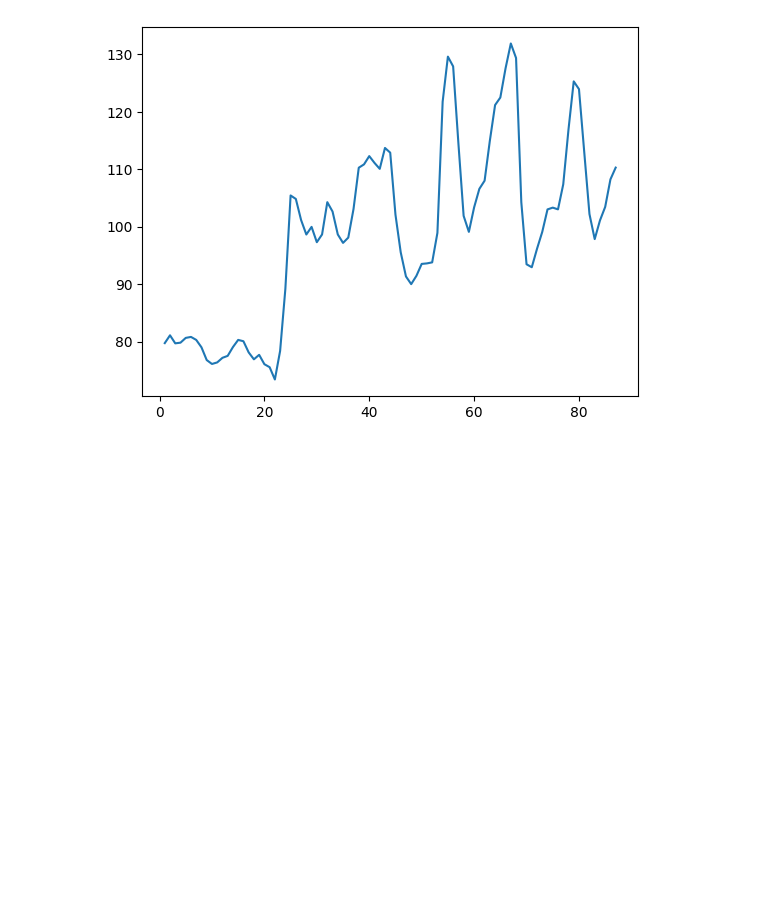
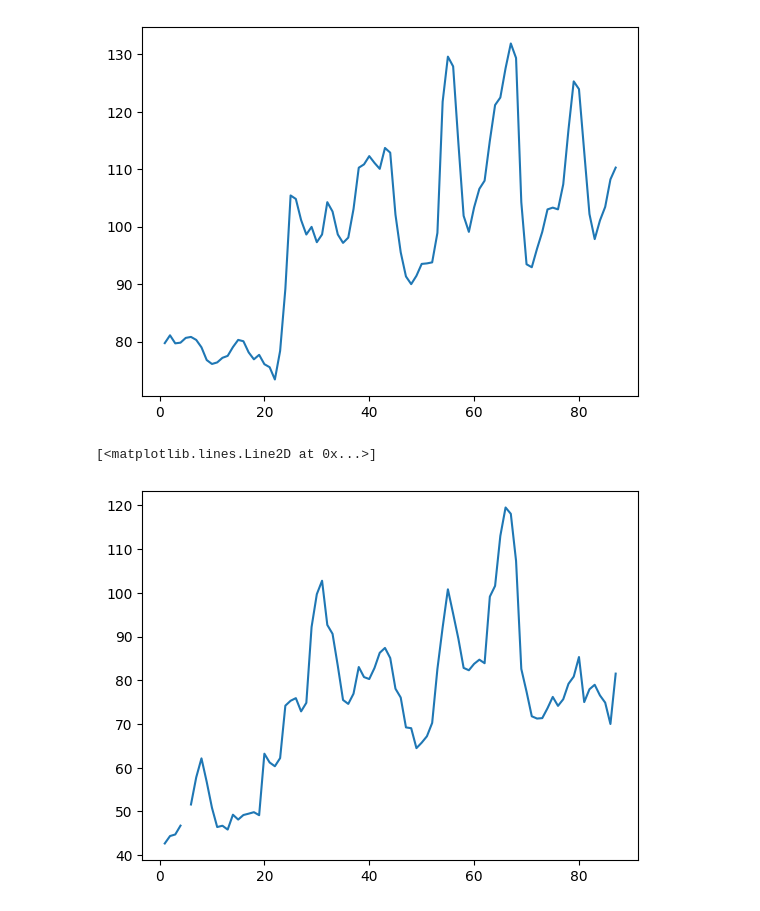
Before and after one commit to Monica-Restrepo/Numpy-clases, a Jupyter notebook: Numpy1.ipynb, the cells around one changed output. Cells and saved outputs as stored; diff of their text form; code cells hidden in the pictures; blank space fills up the shorter version.

```diff
--- a/Numpy1.ipynb
+++ b/Numpy1.ipynb
@@ -149,3 +149,14 @@ plt.plot(fechas, precios[:,0])
 # %% [output]
 [<matplotlib.lines.Line2D at 0x...>]
 [figure]
+# %%
+moscu = precios[:,0]
+kalinnigrado = precios[:,1]
+petersburgo = precios[:,2]
+krasnodar = precios[:,3]
+ekaterinburgo = precios[:,4]
+# %%
+plt.plot(fechas, kalinnigrado)
+# %% [output]
+[<matplotlib.lines.Line2D at 0x...>]
+[figure, added]
```
Also changed, not shown: parts of 1 cell of this notebook.
